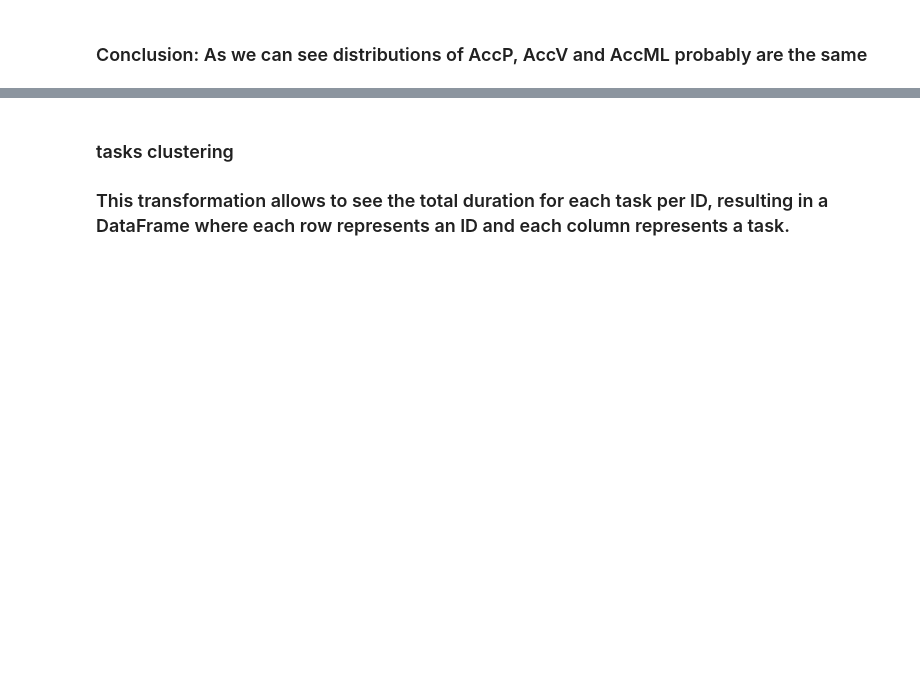
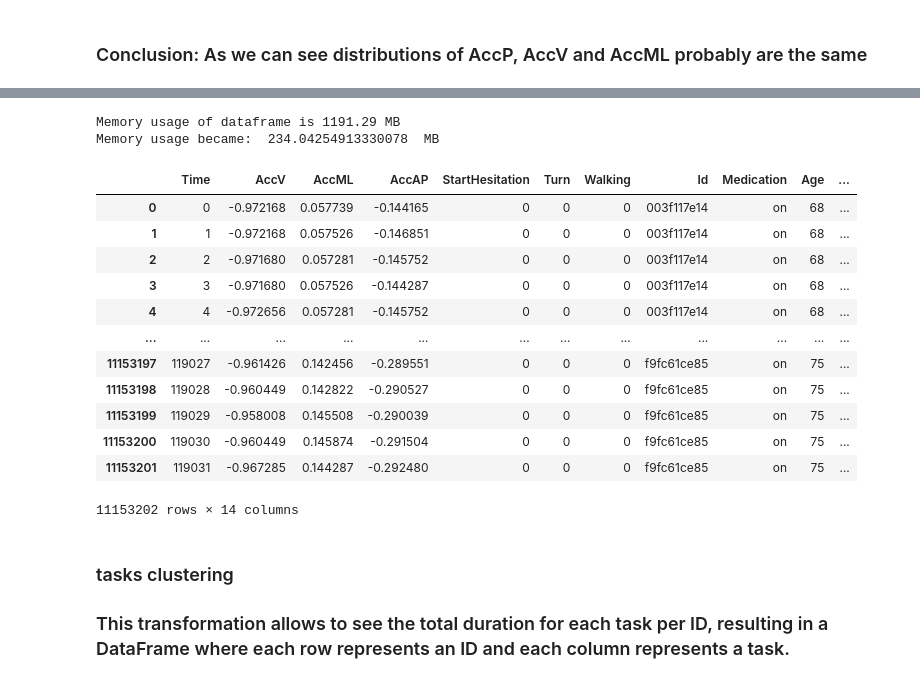
Before and after one commit to pariaighanian/Parkinson_Freezing_of_Gait_Prediction, a Jupyter notebook: ML.ipynb, the cells around one changed output, grey strips where cells are left out. Saved outputs shown, nothing was run; the diff lists cells and outputs as text; code cells hidden in the pictures; blank space fills up the shorter version.

Commit message:
reduce memory usage

```diff
--- a/ML.ipynb
+++ b/ML.ipynb
@@ -472,0 +569,8 @@ dtype: object
+# %%
+dict_col = ['AccV', 'AccML', 'AccAP']
+
+for col in dict_col:
+    df_tdcs[col] = df_tdcs[col] * Const
+# %%
+df_train = pd.concat([df_tdcs, df_defog]).reset_index(drop=True)
+df_train.head()
@@ -473,3 +584,22 @@ dtype: object
+# %%
+df_train = reduce_memory_usage(df_train)
+df_train
+# %% [output]
+Memory usage of dataframe is 1191.29 MB
+Memory usage became:  234.04254913330078  MB
+|  | Time | AccV | AccML | AccAP | StartHesitation | Turn | Walking | Id | Medication | Age | ... |
+| 0 | 0 | -0.972168 | 0.057739 | -0.144165 | 0 | 0 | 0 | 003f117e14 | on | 68 | ... |
+| 1 | 1 | -0.972168 | 0.057526 | -0.146851 | 0 | 0 | 0 | 003f117e14 | on | 68 | ... |
+| 2 | 2 | -0.971680 | 0.057281 | -0.145752 | 0 | 0 | 0 | 003f117e14 | on | 68 | ... |
+| 3 | 3 | -0.971680 | 0.057526 | -0.144287 | 0 | 0 | 0 | 003f117e14 | on | 68 | ... |
+| 4 | 4 | -0.972656 | 0.057281 | -0.145752 | 0 | 0 | 0 | 003f117e14 | on | 68 | ... |
+| ... | ... | ... | ... | ... | ... | ... | ... | ... | ... | ... | ... |
+| 11153197 | 119027 | -0.961426 | 0.142456 | -0.289551 | 0 | 0 | 0 | f9fc61ce85 | on | 75 | ... |
+| 11153198 | 119028 | -0.960449 | 0.142822 | -0.290527 | 0 | 0 | 0 | f9fc61ce85 | on | 75 | ... |
+| 11153199 | 119029 | -0.958008 | 0.145508 | -0.290039 | 0 | 0 | 0 | f9fc61ce85 | on | 75 | ... |
+| 11153200 | 119030 | -0.960449 | 0.145874 | -0.291504 | 0 | 0 | 0 | f9fc61ce85 | on | 75 | ... |
+| 11153201 | 119031 | -0.967285 | 0.144287 | -0.292480 | 0 | 0 | 0 | f9fc61ce85 | on | 75 | ... |
+11153202 rows × 14 columns
 # %% [markdown]
 ### tasks clustering
 ###  This transformation allows to see the total duration for each task per ID, resulting in a DataFrame where each row represents an ID and each column represents a task.
```
Also changed, not shown: parts of 20 cells of this notebook.
